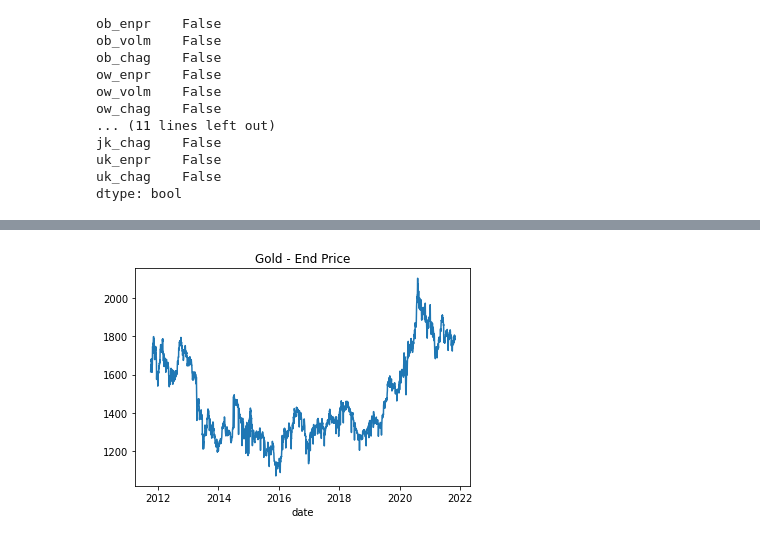
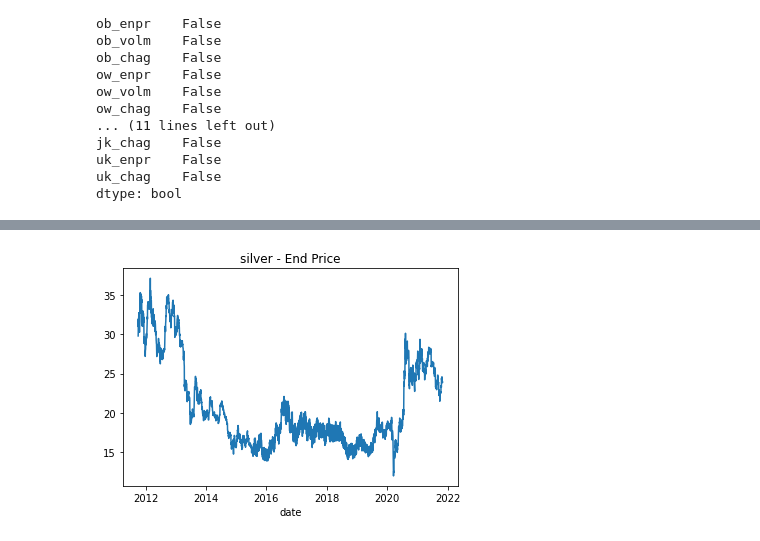
Before and after one commit to sumu97/Data-Science-Cheat-Code, a Jupyter notebook: Kospi_Market_Analysis_sumu97.ipynb, the cells around one changed output, grey strips where cells are left out. Saved outputs shown, nothing was run; the diff lists cells and outputs as text; code cells hidden in the pictures.

```diff
--- a/Kospi_Market_Analysis_sumu97.ipynb
+++ b/Kospi_Market_Analysis_sumu97.ipynb
@@ -158,2 +163,2 @@ df.columns[0]
 # %%
-df_enpr = df[df.columns[0]]
+df_enpr = df['sv_enpr']
@@ -160,7 +181,7 @@ df_enpr = df[df.columns[0]]
 # %%
 import matplotlib.pyplot as plt
 df_enpr.plot()
-plt.title('Gold - End Price')
+plt.title('silver - End Price')
 plt.show()
 # %% [output]
-[figure, old version]
+[figure, new version]
```
Also changed, not shown: parts of 35 cells of this notebook.
